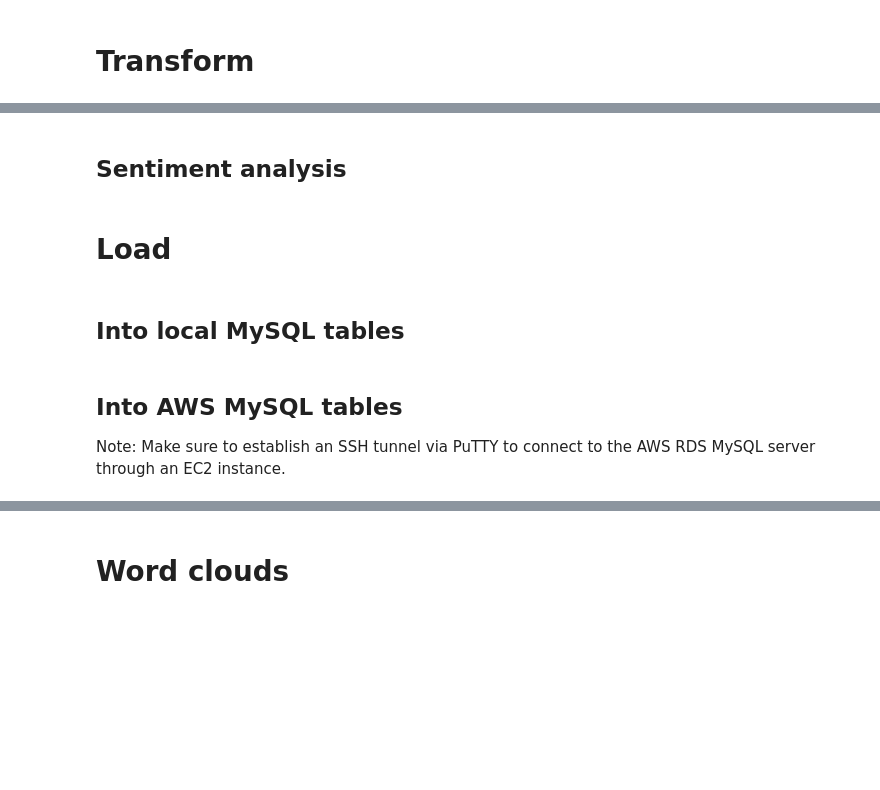
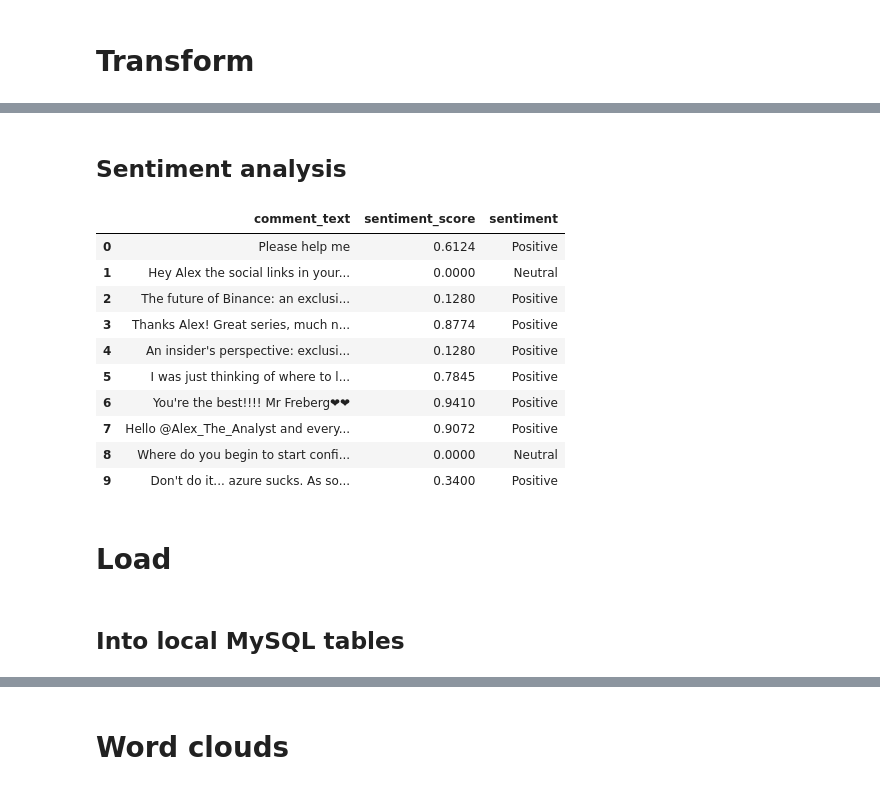
Before and after one commit to JensBender/youtube-channel-analytics, a Jupyter notebook: exploration.ipynb, the cells around one changed output, grey strips where cells are left out. Drawn from its saved outputs; the diff is of its cells as text; code cells hidden in the pictures; blank space fills up the shorter version.

Commit message:
In exploration.ipynb, get vader sentiment score and sentiment category and display some example results

```diff
--- a/exploration.ipynb
+++ b/exploration.ipynb
@@ -274,5 +274,3 @@ def convert_iso8601_duration(duration):
 # %%
 # Convert video duration in pandas DataFrame
 videos_df["video_duration"] = videos_df["video_duration"].apply(convert_iso8601_duration)
-# %% [markdown]
-## Sentiment analysis
@@ -282,7 +277,47 @@ vader_sia = vaderSentiment.vaderSentiment.SentimentIntensityAnalyzer()
+# %% [markdown]
+## Sentiment analysis
+# %%
+# Initialize the VADER sentiment intensity analyzer
+vader_sia = vaderSentiment.vaderSentiment.SentimentIntensityAnalyzer()
+
+# Define a function to get sentiment scores
+def get_sentiment(text):
+    return vader_sia.polarity_scores(text)["compound"]
+
+# Apply sentiment analysis to each comment and store result in new column "sentiment_score"
+comments_df["sentiment_score"] = comments_df["comment_text"].apply(get_sentiment)
+# %%
+# Define a function to categorize the sentiment scores into positve, negative, or neutral
+def categorize_sentiment(score):
+    if score > 0.05:
+        return "Positive"
+    elif score < -0.05:
+        return "Negative"
+    else:
+        return "Neutral"
+
+# Apply sentiment categorization to each comment and store result in new column "sentiment"
+comments_df["sentiment"] = comments_df["sentiment_score"].apply(categorize_sentiment)
+# %%
+# Display the first few rows to verify the results
+pd.set_option('display.max_colwidth', None)
+comments_df[["comment_text", "sentiment_score", "sentiment"]].head(10)
+# %% [output]
+|  | comment_text | sentiment_score | sentiment |
+| 0 | Please help me | 0.6124 | Positive |
+| 1 | Hey Alex the social links in your... | 0.0000 | Neutral |
+| 2 | The future of Binance: an exclusi... | 0.1280 | Positive |
+| 3 | Thanks Alex! Great series, much n... | 0.8774 | Positive |
+| 4 | An insider's perspective: exclusi... | 0.1280 | Positive |
+| 5 | I was just thinking of where to l... | 0.7845 | Positive |
+| 6 | You're the best!!!! Mr Freberg❤❤ | 0.9410 | Positive |
+| 7 | Hello @Alex_The_Analyst and every... | 0.9072 | Positive |
+| 8 | Where do you begin to start confi... | 0.0000 | Neutral |
+| 9 | Don't do it... azure sucks. As so... | 0.3400 | Positive |
 # %% [markdown]
 # Load
-# %% [markdown]
-## Into local MySQL tables
+# %% [markdown]
+## Into local MySQL tables
 # %%
 # Connect to local MySQL database
 connection = mysql.connector.connect(
@@ -334,6 +369,3 @@ finally:
     # Close the cursor and connection to free up resources
     cursor.close()
     connection.close()
-# %% [markdown]
-## Into AWS MySQL tables
-Note: Make sure to establish an SSH tunnel via PuTTY to connect to the AWS RDS MySQL server through an EC2 instance.
```
Also changed, not shown: parts of 10 cells of this notebook.
